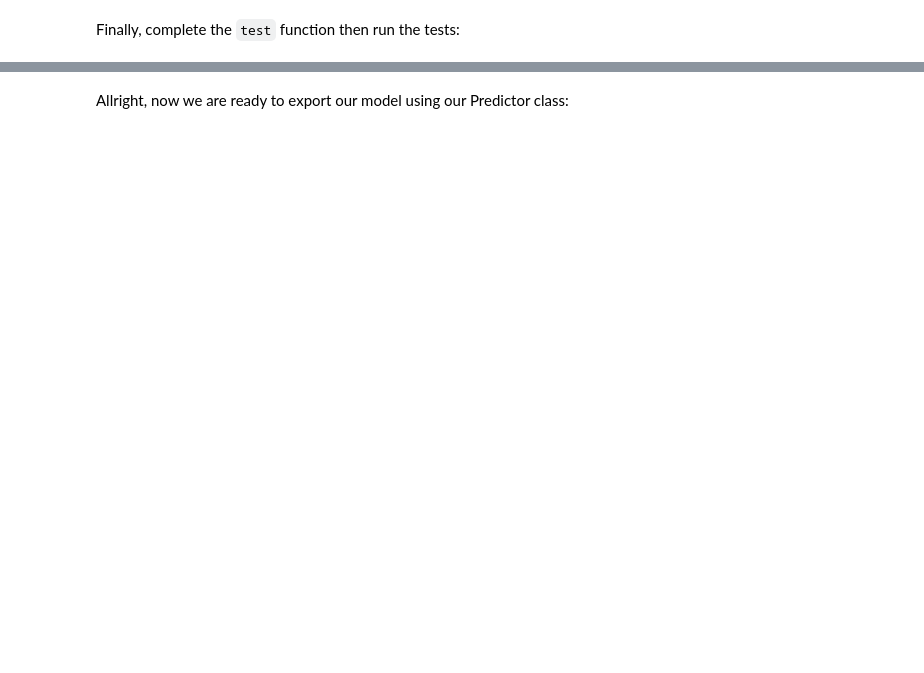
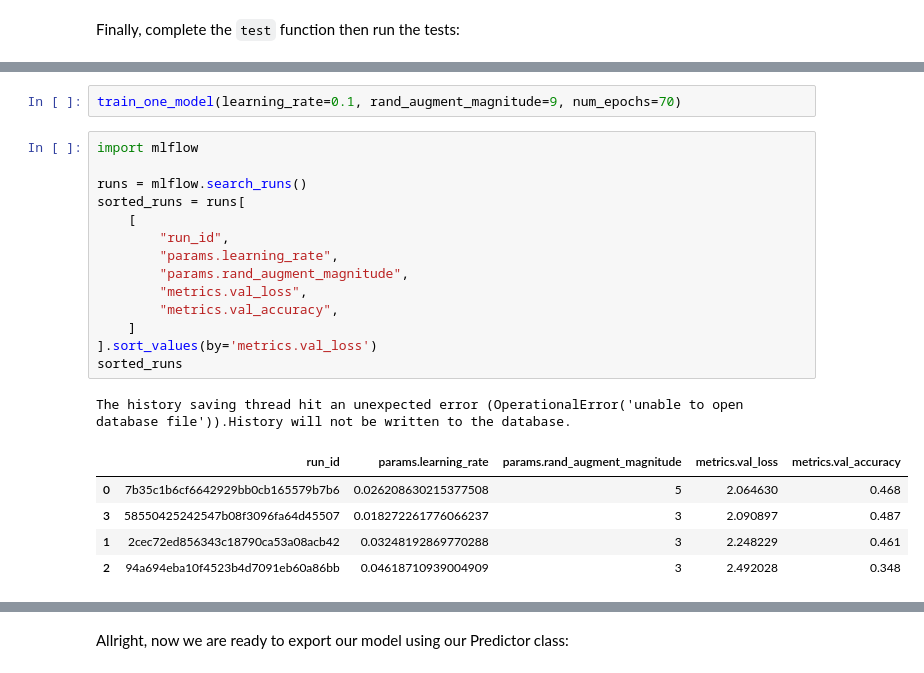
Before and after one commit to EzekielEkanem/landmark_images, a Jupyter notebook: cnn_from_scratch.ipynb, the cells around one changed output, grey strips where cells are left out. Saved outputs shown, nothing was run; the diff lists cells and outputs as text; blank space fills up the shorter version.

```diff
--- a/cnn_from_scratch.ipynb
+++ b/cnn_from_scratch.ipynb
@@ -223,0 +482,23 @@ optimize(
+# %%
+train_one_model(learning_rate=0.1, rand_augment_magnitude=9, num_epochs=70)
+# %%
+import mlflow
+
+runs = mlflow.search_runs()
+sorted_runs = runs[
+    [
+        "run_id",
+        "params.learning_rate",
+        "params.rand_augment_magnitude",
+        "metrics.val_loss",
+        "metrics.val_accuracy",
+    ]
+].sort_values(by='metrics.val_loss')
+sorted_runs
+# %% [output]
+The history saving thread hit an unexpected error (OperationalError('unable to open database file')).History will not be written to the database.
+|  | run_id | params.learning_rate | params.rand_augment_magnitude | metrics.val_loss | metrics.val_accuracy |
+| 0 | 7b35c1b6cf6642929bb0cb165579b7b6 | 0.026208630215377508 | 5 | 2.064630 | 0.468 |
+| 3 | 58550425242547b08f3096fa64d45507 | 0.018272261776066237 | 3 | 2.090897 | 0.487 |
+| 1 | 2cec72ed856343c18790ca53a08acb42 | 0.03248192869770288 | 3 | 2.248229 | 0.461 |
+| 2 | 94a694eba10f4523b4d7091eb60a86bb | 0.04618710939004909 | 3 | 2.492028 | 0.348 |
```
Also changed, not shown: parts of 27 cells of this notebook, 11 other files.
